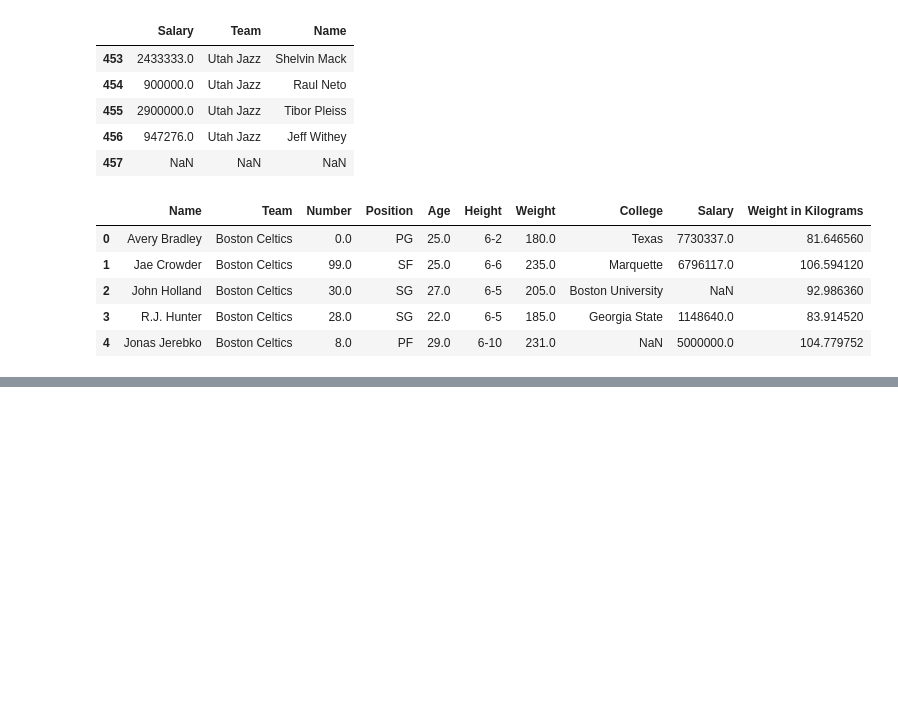
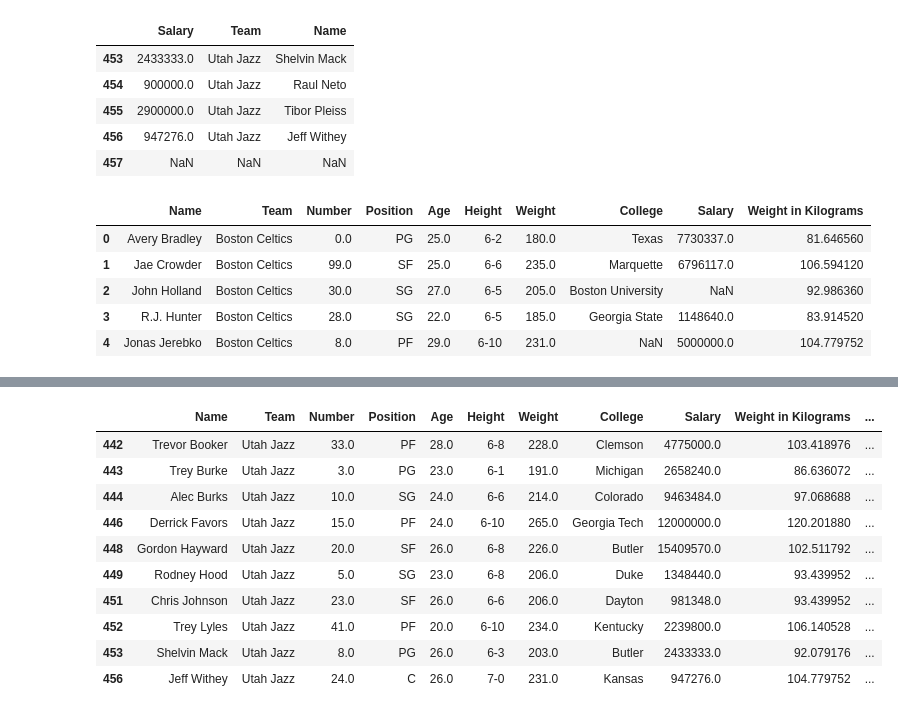
Before and after one commit to minseok06/python, a Jupyter notebook: 24강.ipynb, the cells around one changed output, grey strips where cells are left out. Drawn from its saved outputs; the diff is of its cells as text; code cells hidden in the pictures; blank space fills up the shorter version.

```diff
--- a/24강.ipynb
+++ b/24강.ipynb
@@ -65,0 +76,14 @@ df.head()
+# %%
+df.dropna().tail(10)
+# %% [output]
+|  | Name | Team | Number | Position | Age | Height | Weight | College | Salary | Weight in Kilograms | ... |
+| 442 | Trevor Booker | Utah Jazz | 33.0 | PF | 28.0 | 6-8 | 228.0 | Clemson | 4775000.0 | 103.418976 | ... |
+| 443 | Trey Burke | Utah Jazz | 3.0 | PG | 23.0 | 6-1 | 191.0 | Michigan | 2658240.0 | 86.636072 | ... |
+| 444 | Alec Burks | Utah Jazz | 10.0 | SG | 24.0 | 6-6 | 214.0 | Colorado | 9463484.0 | 97.068688 | ... |
+| 446 | Derrick Favors | Utah Jazz | 15.0 | PF | 24.0 | 6-10 | 265.0 | Georgia Tech | 12000000.0 | 120.201880 | ... |
+| 448 | Gordon Hayward | Utah Jazz | 20.0 | SF | 26.0 | 6-8 | 226.0 | Butler | 15409570.0 | 102.511792 | ... |
+| 449 | Rodney Hood | Utah Jazz | 5.0 | SG | 23.0 | 6-8 | 206.0 | Duke | 1348440.0 | 93.439952 | ... |
+| 451 | Chris Johnson | Utah Jazz | 23.0 | SF | 26.0 | 6-6 | 206.0 | Dayton | 981348.0 | 93.439952 | ... |
+| 452 | Trey Lyles | Utah Jazz | 41.0 | PF | 20.0 | 6-10 | 234.0 | Kentucky | 2239800.0 | 106.140528 | ... |
+| 453 | Shelvin Mack | Utah Jazz | 8.0 | PG | 26.0 | 6-3 | 203.0 | Butler | 2433333.0 | 92.079176 | ... |
+| 456 | Jeff Withey | Utah Jazz | 24.0 | C | 26.0 | 7-0 | 231.0 | Kansas | 947276.0 | 104.779752 | ... |
```
Also changed, not shown: parts of 11 cells of this notebook.
